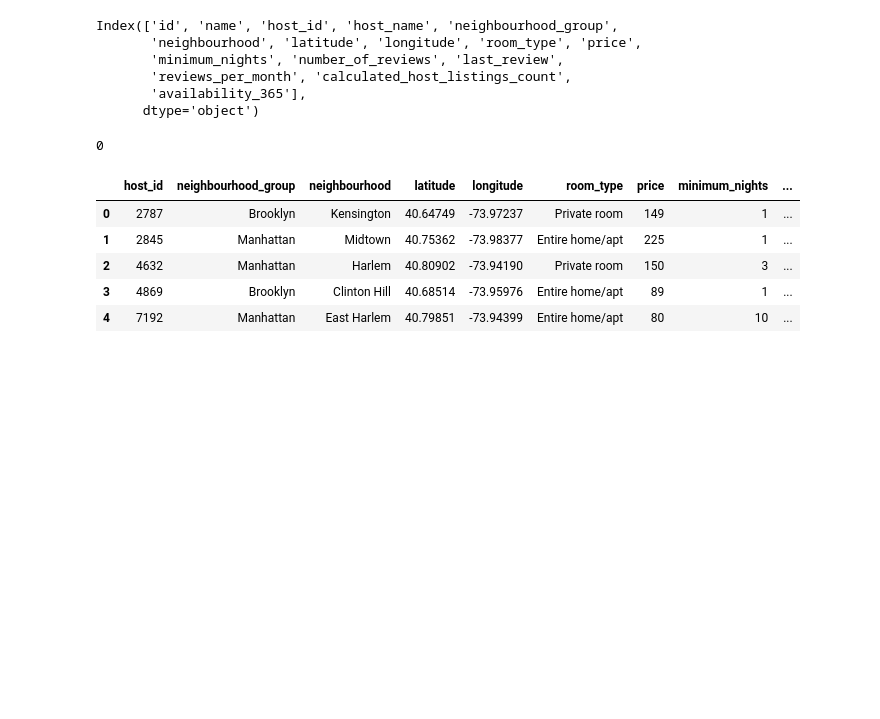
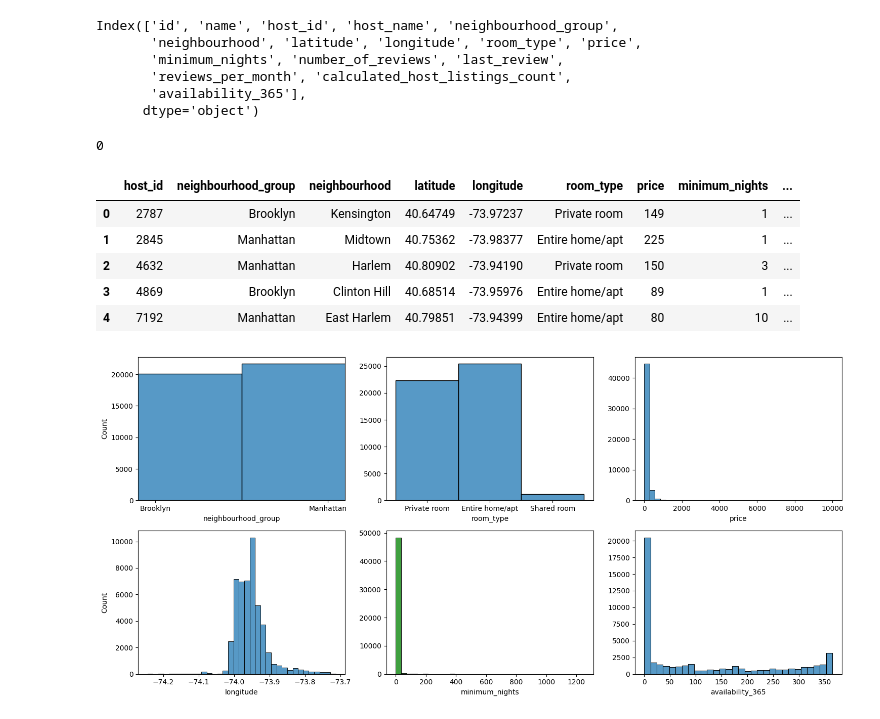
Before and after one commit to OlgaKurganova/EDA, a Jupyter notebook: src/explore.ipynb, the cells around one changed output. Drawn from its saved outputs; the diff is of its cells as text; code cells hidden in the pictures; blank space fills up the shorter version.

```diff
--- a/src/explore.ipynb
+++ b/src/explore.ipynb
@@ -90,19 +128,22 @@ total_data.head()
 # %%
 import matplotlib.pyplot as plt
 import seaborn as sns
 
-fig, axis = plt.subplots(2, 3, figsize = (10, 7))
+fig, axis = plt.subplots(2, 3, figsize = (15, 7))
 
 # Crear un histograma múltiple
-sns.histplot(ax = axis[0, 0], data = total_data, x = "Survived").set_xlim(-0.1, 1.1)
-sns.histplot(ax = axis[0, 1], data = total_data, x = "Sex").set(ylabel = None)
-sns.histplot(ax = axis[0, 2], data = total_data, x = "Pclass").set(ylabel = None)
-sns.histplot(ax = axis[1, 0], data = total_data, x = "Embarked")
-sns.histplot(ax = axis[1, 1], data = total_data, x = "SibSp").set(ylabel = None)
-sns.histplot(ax = axis[1, 2], data = total_data, x = "Parch").set(ylabel = None)
+sns.histplot(ax = axis[0, 0], data = total_data, x = "neighbourhood_group").set_xlim(-0.1, 1.1)
+sns.histplot(ax = axis[0, 1], data = total_data, x = "room_type").set(ylabel = None)
+sns.histplot(ax = axis[0, 2], data = total_data, x = "price",bins=35).set(ylabel = None)
+sns.histplot(ax = axis[1, 0], data = total_data, x = "longitude",bins=35)
+sns.histplot(ax = axis[1, 1], data = total_data, x = "minimum_nights",bins=35, color='green').set(ylabel = None)
+sns.histplot(ax = axis[1, 2], data = total_data, x = "availability_365").set(ylabel = None)
+
 
 # Ajustar el layout
 plt.tight_layout()
 
 # Mostrar el plot
 plt.show()
+# %% [output]
+[figure, added]
```
Also changed, not shown: parts of 9 cells of this notebook.
